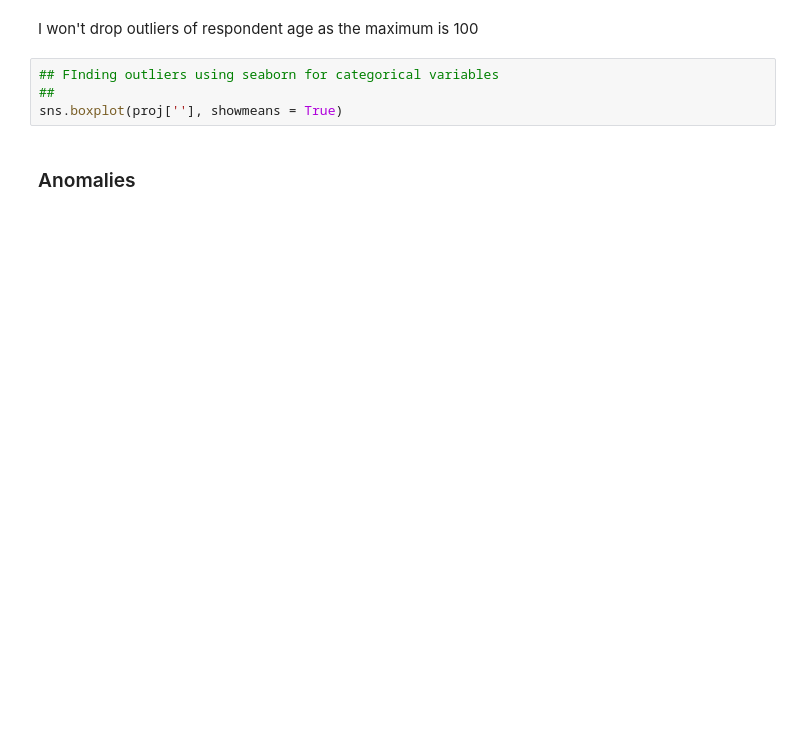
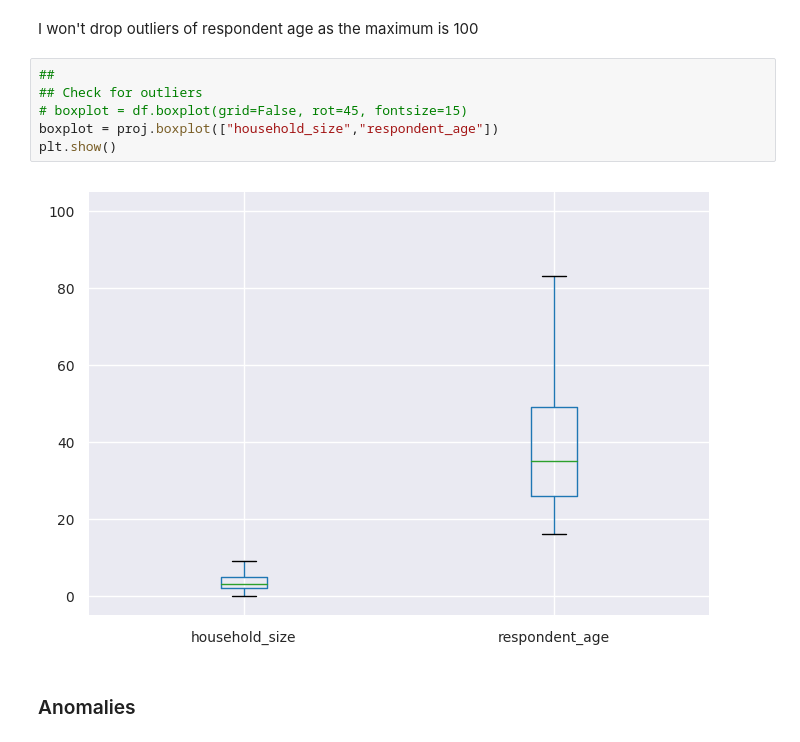
Before and after one commit to gakurujnr/Financial-Inclusion-Dataset, a Jupyter notebook: Moringa_Data_Science_Core_W1_Independent_Project_2019_08_Peter_Gakuru_Python_Notebook.ipynb, the cells around one changed output. Saved outputs shown, nothing was run; the diff lists cells and outputs as text; blank space fills up the shorter version.

```diff
--- a/Moringa_Data_Science_Core_W1_Independent_Project_2019_08_Peter_Gakuru_Python_Notebook.ipynb
+++ b/Moringa_Data_Science_Core_W1_Independent_Project_2019_08_Peter_Gakuru_Python_Notebook.ipynb
@@ -356,8 +355,12 @@ sns.boxplot(proj['respondent_age'], showmeans = True)
 # %% [markdown]
 I won't drop outliers of respondent age as the maximum is 100
-# %%
-## FInding outliers using seaborn for categorical variables
-##
-sns.boxplot(proj[''], showmeans = True)
+# %%
+##
+## Check for outliers
+# boxplot = df.boxplot(grid=False, rot=45, fontsize=15)
+boxplot = proj.boxplot(["household_size","respondent_age"])
+plt.show()
+# %% [output]
+[figure, added]
 # %% [markdown]
 ### Anomalies
```
Also changed, not shown: parts of 59 cells of this notebook.
